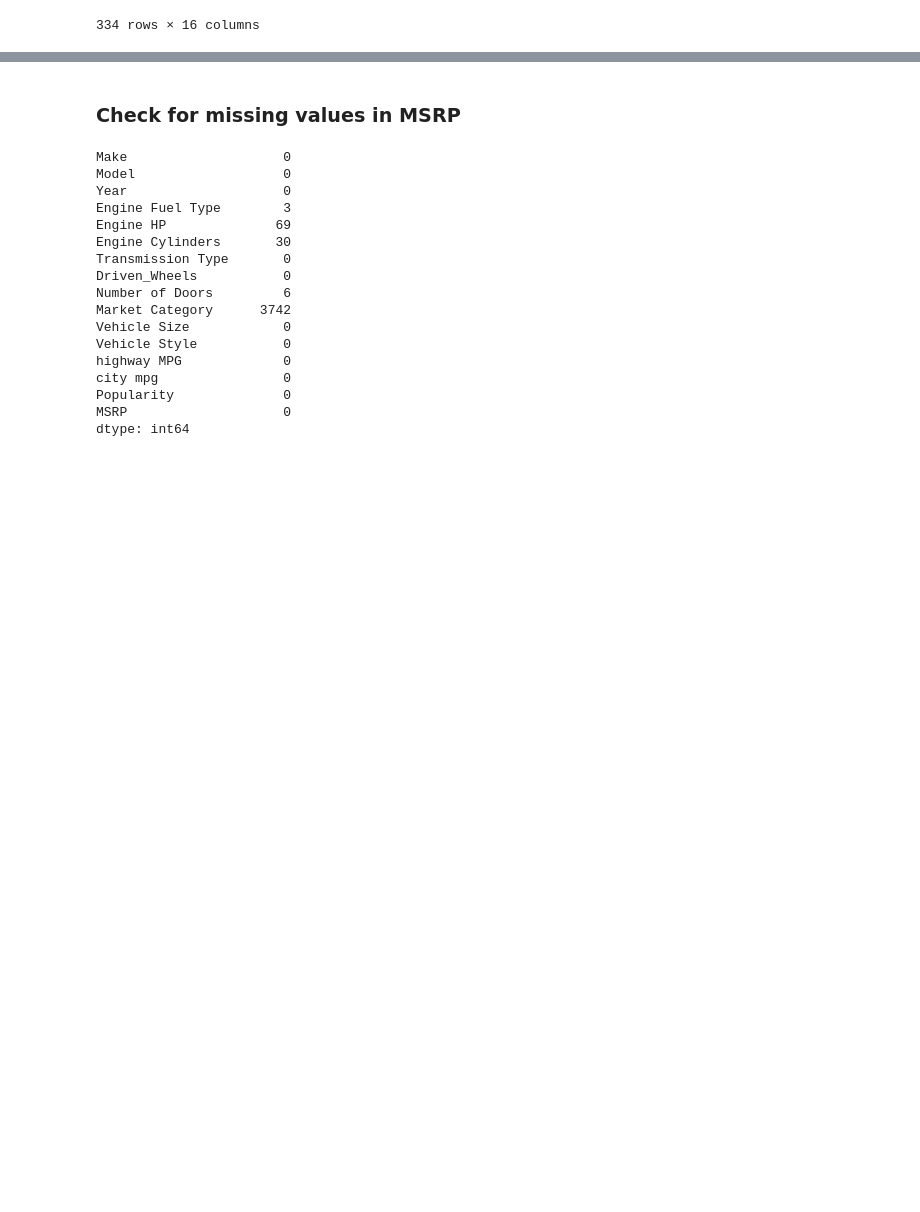
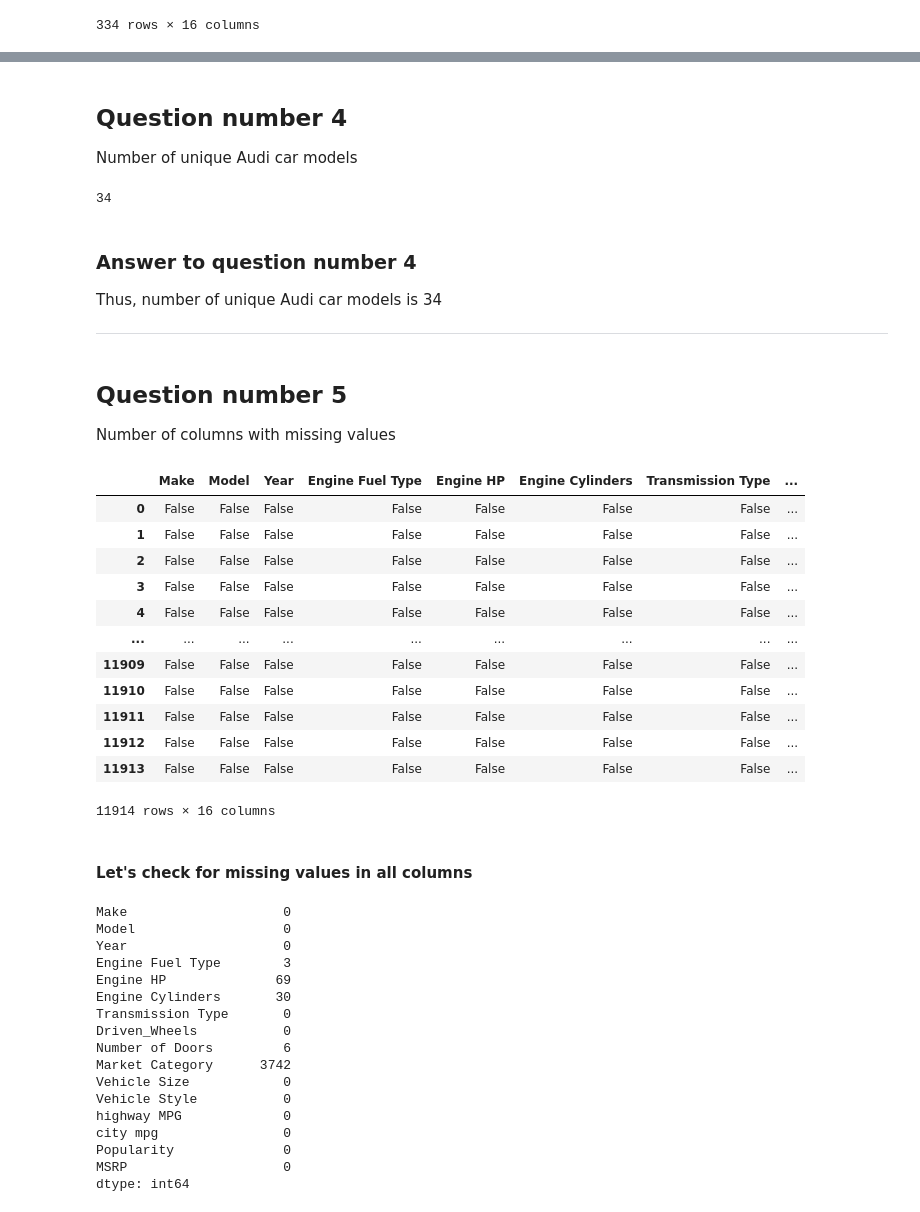
Before and after one commit to bhasarma/mlcoursezoom-camp, a Jupyter notebook: 01_Intro/HomeWork01.ipynb, the cells around one changed output, grey strips where cells are left out. Saved outputs shown, nothing was run; the diff lists cells and outputs as text; code cells hidden in the pictures; blank space fills up the shorter version.

```diff
--- a/01_Intro/HomeWork01.ipynb
+++ b/01_Intro/HomeWork01.ipynb
@@ -83,5 +148,37 @@ df [
+# %% [markdown]
+## Question number 4
+Number of unique Audi car models
+# %%
+df[
+    df['Make']== 'Audi'
+]['Model'].nunique()
+# %% [output]
+34
+# %% [markdown]
+###  Answer to question number 4
+Thus, number of unique Audi car models is 34
+____
+# %% [markdown]
+## Question number 5
+Number of columns with missing values
+# %%
+df.isnull()
+# %% [output]
+|  | Make | Model | Year | Engine Fuel Type | Engine HP | Engine Cylinders | Transmission Type | ... |
+| 0 | False | False | False | False | False | False | False | ... |
+| 1 | False | False | False | False | False | False | False | ... |
+| 2 | False | False | False | False | False | False | False | ... |
+| 3 | False | False | False | False | False | False | False | ... |
+| 4 | False | False | False | False | False | False | False | ... |
+| ... | ... | ... | ... | ... | ... | ... | ... | ... |
+| 11909 | False | False | False | False | False | False | False | ... |
+| 11910 | False | False | False | False | False | False | False | ... |
+| 11911 | False | False | False | False | False | False | False | ... |
+| 11912 | False | False | False | False | False | False | False | ... |
+| 11913 | False | False | False | False | False | False | False | ... |
+11914 rows × 16 columns
 # %% [markdown]
-### Check for missing values in MSRP
+#### Let's check for missing values in all columns
 # %%
 df.isnull().sum()
 # %% [output]
```
Also changed, not shown: parts of 74 cells of this notebook.
